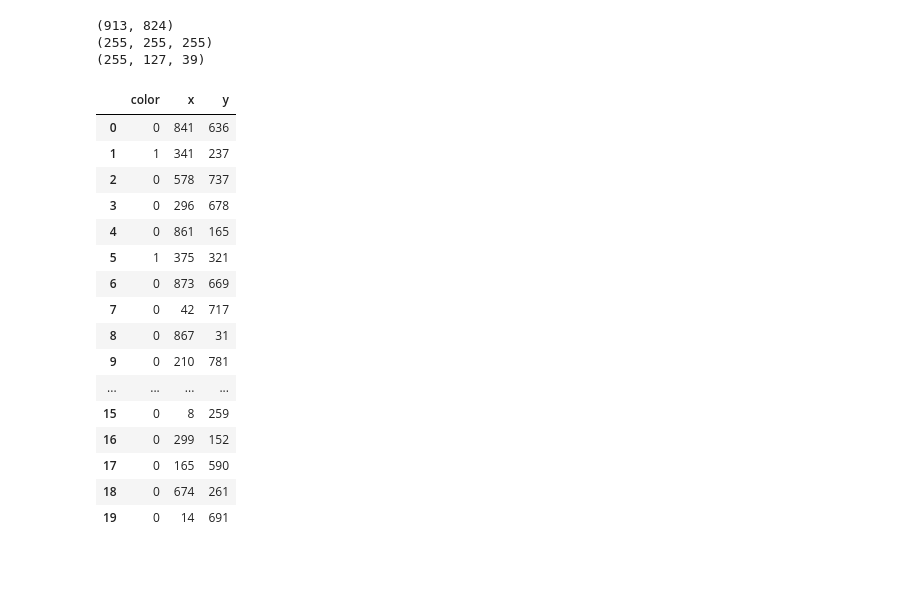
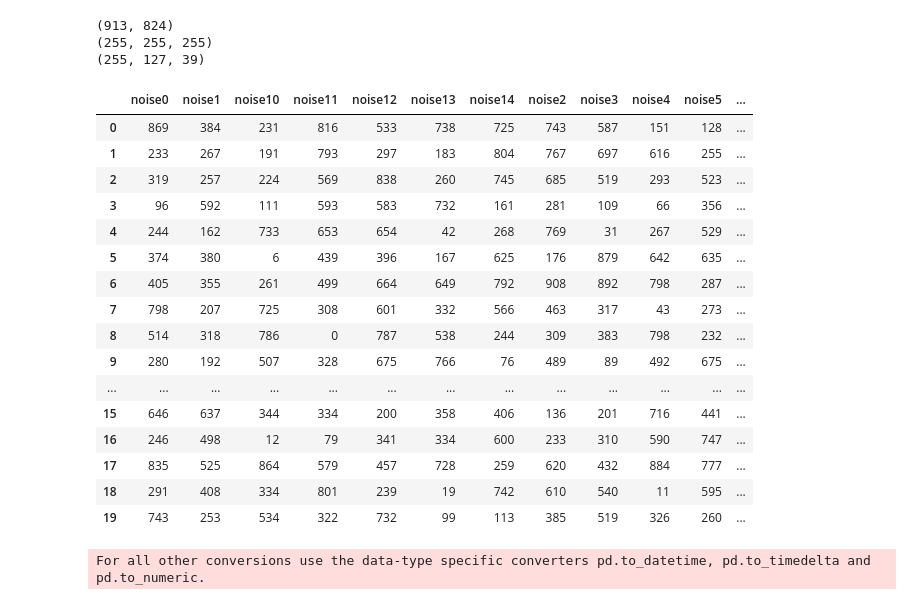
Before and after one commit to kelvinwop/classifiers, a Jupyter notebook: circles.ipynb, the cells around one changed output. Drawn from its saved outputs; the diff is of its cells as text; code cells hidden in the pictures; blank space fills up the shorter version.

```diff
--- a/circles.ipynb
+++ b/circles.ipynb
@@ -34,32 +37,38 @@ print(image.getpixel((500,500)))
 # %%
 # generate data
 
 rows_list = list()
+noise = list()
+noises = 15
 for i in range(10000):
     rand_x = np.random.randint(image.size[0])
     rand_y = np.random.randint(image.size[1])
+    noise_dict = dict()
+    for n in range(noises):
+        noise_dict["noise%s"%n] = np.random.randint(image.size[np.random.randint(len(image.size))])
     if image.getpixel((rand_x, rand_y)) == (255, 127, 39):  # ms orange lul
-        rows_list.append({"x":rand_x, "y":rand_y, "color":1})
+        noise_dict.update({"x":rand_x, "y":rand_y, "target":1})
     else:
-        rows_list.append({"x":rand_x, "y":rand_y, "color":0})
+        noise_dict.update({"x":rand_x, "y":rand_y, "target":0})
+    rows_list.append(noise_dict)
 
 df = pd.DataFrame(rows_list)
 df.head(20)
 # %% [output]
-|  | color | x | y |
-| 0 | 0 | 841 | 636 |
-| 1 | 1 | 341 | 237 |
-| 2 | 0 | 578 | 737 |
-| 3 | 0 | 296 | 678 |
-| 4 | 0 | 861 | 165 |
-| 5 | 1 | 375 | 321 |
-| 6 | 0 | 873 | 669 |
-| 7 | 0 | 42 | 717 |
-| 8 | 0 | 867 | 31 |
-| 9 | 0 | 210 | 781 |
-| ... | ... | ... | ... |
-| 15 | 0 | 8 | 259 |
-| 16 | 0 | 299 | 152 |
-| 17 | 0 | 165 | 590 |
-| 18 | 0 | 674 | 261 |
-| 19 | 0 | 14 | 691 |
+|  | noise0 | noise1 | noise10 | noise11 | noise12 | noise13 | noise14 | noise2 | noise3 | noise4 | noise5 | ... |
+| 0 | 869 | 384 | 231 | 816 | 533 | 738 | 725 | 743 | 587 | 151 | 128 | ... |
+| 1 | 233 | 267 | 191 | 793 | 297 | 183 | 804 | 767 | 697 | 616 | 255 | ... |
+| 2 | 319 | 257 | 224 | 569 | 838 | 260 | 745 | 685 | 519 | 293 | 523 | ... |
+| 3 | 96 | 592 | 111 | 593 | 583 | 732 | 161 | 281 | 109 | 66 | 356 | ... |
+| 4 | 244 | 162 | 733 | 653 | 654 | 42 | 268 | 769 | 31 | 267 | 529 | ... |
+| 5 | 374 | 380 | 6 | 439 | 396 | 167 | 625 | 176 | 879 | 642 | 635 | ... |
+| 6 | 405 | 355 | 261 | 499 | 664 | 649 | 792 | 908 | 892 | 798 | 287 | ... |
+| 7 | 798 | 207 | 725 | 308 | 601 | 332 | 566 | 463 | 317 | 43 | 273 | ... |
+| 8 | 514 | 318 | 786 | 0 | 787 | 538 | 244 | 309 | 383 | 798 | 232 | ... |
+| 9 | 280 | 192 | 507 | 328 | 675 | 766 | 76 | 489 | 89 | 492 | 675 | ... |
+| ... | ... | ... | ... | ... | ... | ... | ... | ... | ... | ... | ... | ... |
+| 15 | 646 | 637 | 344 | 334 | 200 | 358 | 406 | 136 | 201 | 716 | 441 | ... |
+| 16 | 246 | 498 | 12 | 79 | 341 | 334 | 600 | 233 | 310 | 590 | 747 | ... |
+| 17 | 835 | 525 | 864 | 579 | 457 | 728 | 259 | 620 | 432 | 884 | 777 | ... |
+| 18 | 291 | 408 | 334 | 801 | 239 | 19 | 742 | 610 | 540 | 11 | 595 | ... |
+| 19 | 743 | 253 | 534 | 322 | 732 | 99 | 113 | 385 | 519 | 326 | 260 | ... |
@@ -66,7 +97,8 @@ df.head(20)
 # %%
-features = df.drop(columns=["color"])
-target = df["color"]
+features, target = preprocess(df)
 t_in, v_in, t_out, v_out = train_test_split(features, target, test_size = 0.2, random_state=0)
+# %% [output]
+For all other conversions use the data-type specific converters pd.to_datetime, pd.to_timedelta and pd.to_numeric.
 # %%
 rf = RandomForestClassifier(n_estimators = 100, random_state=0, n_jobs=4, verbose=1)
 rf.fit(t_in, t_out)
```
Also changed, not shown: parts of 9 cells of this notebook, 1 other file.
